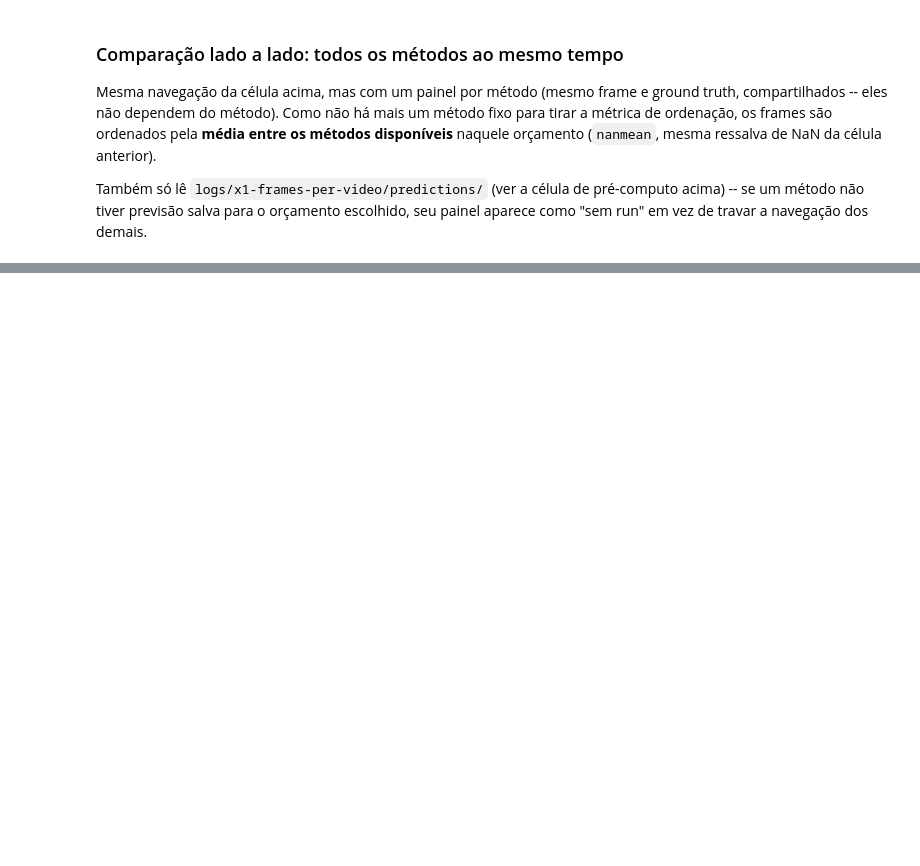
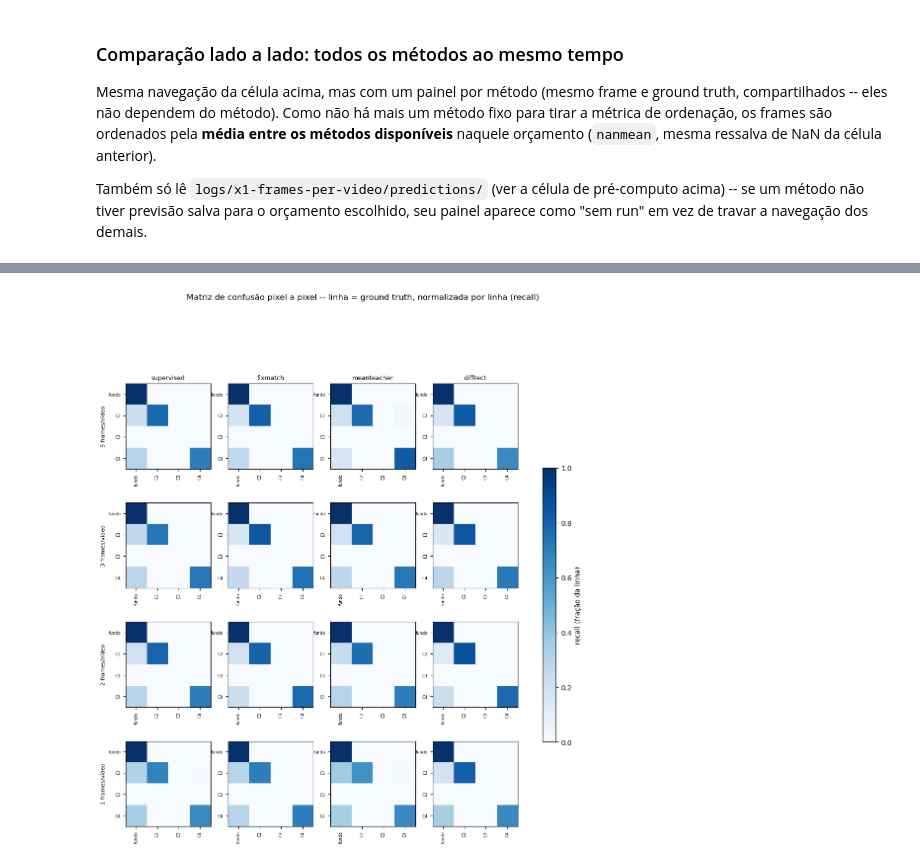
Before and after one commit to caioseda/vfss-seg-benchmark, a Jupyter notebook: notebooks/hyphotesis_testing/experiment_1_does_ssl_helps_frames_per_video.ipynb, the cells around one changed output, grey strips where cells are left out. Drawn from its saved outputs; the diff is of its cells as text; code cells hidden in the pictures; blank space fills up the shorter version.

```diff
--- a/notebooks/hyphotesis_testing/experiment_1_does_ssl_helps_frames_per_video.ipynb
+++ b/notebooks/hyphotesis_testing/experiment_1_does_ssl_helps_frames_per_video.ipynb
@@ -1644,0 +1873,44 @@ HBox(children=(FloatSlider(value=1.0, continuous_update=False, description='zoom
+# %%
+def confusion_grid(seed: int = SEEDS[0]):
+    """Grade orçamento (linha, maior no topo) x método (coluna); cada célula é a matriz de
+    confusão pixel a pixel normalizada por linha (recall), fundo + vértebras reportadas."""
+    # Rotula pelo indice, nao por CLASS_IDS.values(): indices sem entrada em CLASS_IDS (ex. C3 em
+    # multiclass_c2_c4, sempre vazio por desenho) ainda ocupam uma linha/coluna na matriz -- pular
+    # o rotulo desalinharia os ticks com os dados a partir dali. Convencao do dataset: indice i>=1
+    # e a vertebra C{i+1} (ver CLASS_IDS em qualquer celula de parametros do notebook).
+    class_labels = ["fundo" if i == 0 else f"C{i + 1}" for i in range(NUM_CLASSES)]
+    fig, axes = plt.subplots(len(frames_desc), len(METHODS),
+                              figsize=(3.2 * len(METHODS), 3.0 * len(frames_desc)), squeeze=False)
+    image = None
+
+    for row, n_frames in enumerate(frames_desc):
+        for col, method in enumerate(METHODS):
+            ax = axes[row][col]
+            rid = run_id(method, n_frames, seed)
+            if rid not in available_runs:
+                ax.axis("off")
+                continue
+            confusion = class_confusion_matrix(method, n_frames, seed)
+            normalized = confusion / confusion.sum(axis=1, keepdims=True).clip(min=1)
+            image = ax.imshow(normalized, vmin=0, vmax=1, cmap="Blues")
+            ax.set_xticks(range(len(class_labels)))
+            ax.set_xticklabels(class_labels, rotation=90, fontsize=6)
+            ax.set_yticks(range(len(class_labels)))
+            ax.set_yticklabels(class_labels, fontsize=6)
+            if row == 0:
+                ax.set_title(method, fontsize=9)
+            if col == 0:
+                ax.set_ylabel(f"{n_frames} frames/vídeo", fontsize=8)
+
+    if image is not None:
+        fig.colorbar(image, ax=axes, shrink=0.6, label="recall (fração da linha)")
+    fig.suptitle("Matriz de confusão pixel a pixel -- linha = ground truth, normalizada por linha (recall)",
+                 y=1.02)
+    # Fecha a figura para o backend inline nao mostra-la de novo no fim da celula -- mesmo motivo
+    # do bar_grid da Parte 3 (a exibicao ja acontece uma vez pelo valor de retorno).
+    plt.close(fig)
+    return fig
+
+confusion_grid()
+# %% [output]
+[figure, added]
```
Also changed, not shown: parts of 10 cells of this notebook, 57 other files.
